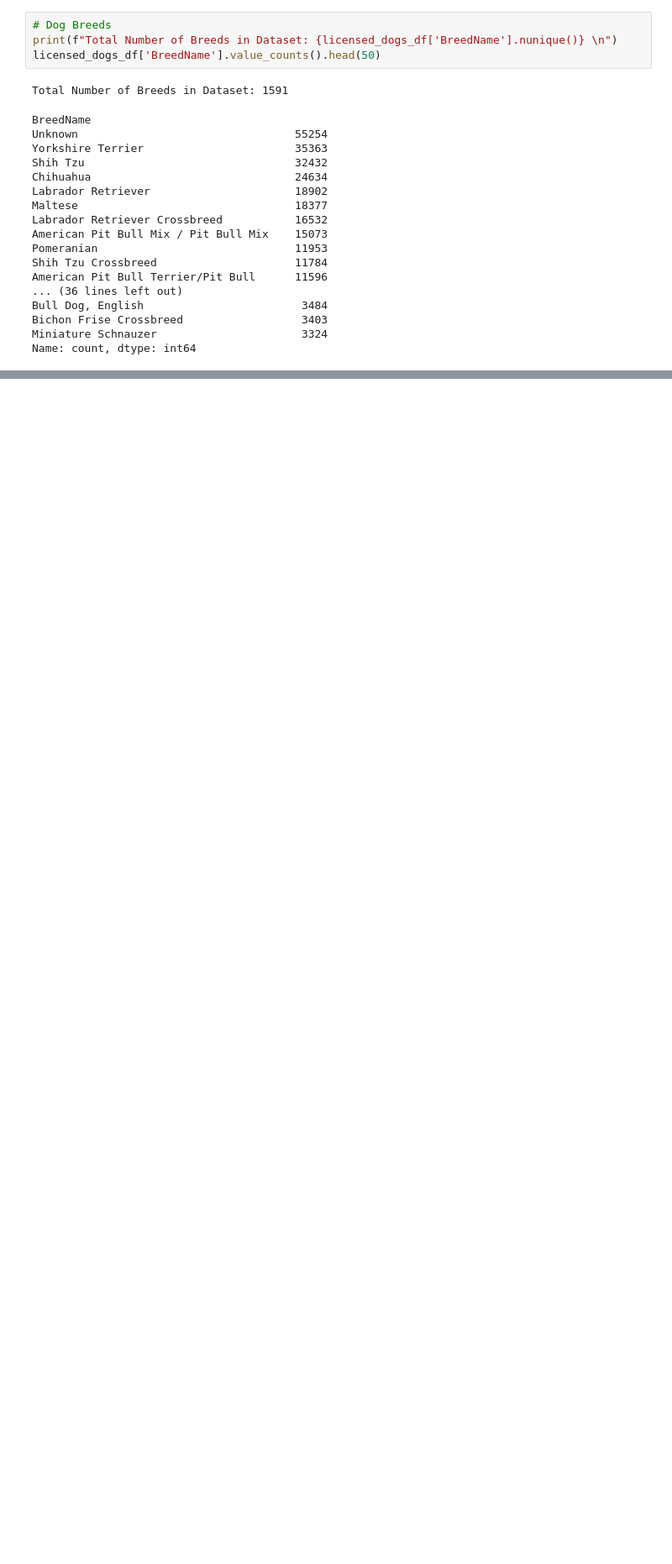
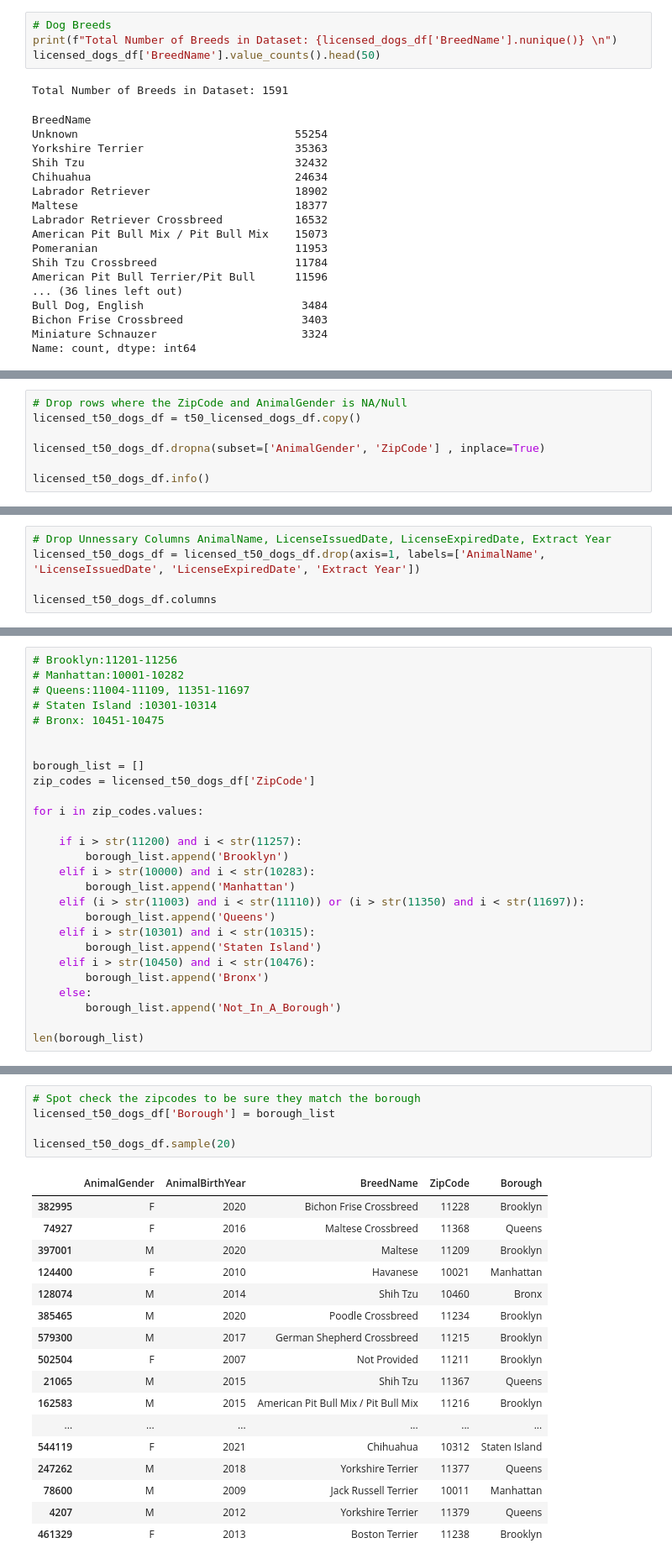
Before and after one commit to StarkArk/Tailored_Tails, a Jupyter notebook: Exploration/doggy_data/doggy_exploration.ipynb, the cells around one changed output, grey strips where cells are left out. Shown at 84% size. Saved outputs shown, nothing was run; the diff lists cells and outputs as text; blank space fills up the shorter version.

```diff
--- a/Exploration/doggy_data/doggy_exploration.ipynb
+++ b/Exploration/doggy_data/doggy_exploration.ipynb
@@ -629,0 +674,7 @@ plt.show()
+# %%
+# Drop rows where the ZipCode and AnimalGender is NA/Null
+licensed_t50_dogs_df = t50_licensed_dogs_df.copy()
+
+licensed_t50_dogs_df.dropna(subset=['AnimalGender', 'ZipCode'] , inplace=True)
+
+licensed_t50_dogs_df.info()
@@ -629,0 +704,5 @@ plt.show()
+# %%
+# Drop Unnessary Columns AnimalName, LicenseIssuedDate, LicenseExpiredDate, Extract Year
+licensed_t50_dogs_df = licensed_t50_dogs_df.drop(axis=1, labels=['AnimalName', 'LicenseIssuedDate', 'LicenseExpiredDate', 'Extract Year'])
+
+licensed_t50_dogs_df.columns
@@ -629,0 +761,27 @@ plt.show()
+# %%
+# Brooklyn:11201-11256
+# Manhattan:10001-10282
+# Queens:11004-11109, 11351-11697
+# Staten Island :10301-10314
+# Bronx: 10451-10475
+
+
+borough_list = []
+zip_codes = licensed_t50_dogs_df['ZipCode']
+
+for i in zip_codes.values:
+
+    if i > str(11200) and i < str(11257):
+        borough_list.append('Brooklyn')
+    elif i > str(10000) and i < str(10283):
+        borough_list.append('Manhattan')
+    elif (i > str(11003) and i < str(11110)) or (i > str(11350) and i < str(11697)):
+        borough_list.append('Queens')
+    elif i > str(10301) and i < str(10315):
+        borough_list.append('Staten Island')
+    elif i > str(10450) and i < str(10476):
+        borough_list.append('Bronx')
+    else:
+        borough_list.append('Not_In_A_Borough')
+
+len(borough_list)
@@ -629,0 +790,23 @@ plt.show()
+# %%
+# Spot check the zipcodes to be sure they match the borough
+licensed_t50_dogs_df['Borough'] = borough_list
+
+licensed_t50_dogs_df.sample(20)
+# %% [output]
+|  | AnimalGender | AnimalBirthYear | BreedName | ZipCode | Borough |
+| 382995 | F | 2020 | Bichon Frise Crossbreed | 11228 | Brooklyn |
+| 74927 | F | 2016 | Maltese Crossbreed | 11368 | Queens |
+| 397001 | M | 2020 | Maltese | 11209 | Brooklyn |
+| 124400 | F | 2010 | Havanese | 10021 | Manhattan |
+| 128074 | M | 2014 | Shih Tzu | 10460 | Bronx |
+| 385465 | M | 2020 | Poodle Crossbreed | 11234 | Brooklyn |
+| 579300 | M | 2017 | German Shepherd Crossbreed | 11215 | Brooklyn |
+| 502504 | F | 2007 | Not Provided | 11211 | Brooklyn |
+| 21065 | M | 2015 | Shih Tzu | 11367 | Queens |
+| 162583 | M | 2015 | American Pit Bull Mix / Pit Bull Mix | 11216 | Brooklyn |
+| ... | ... | ... | ... | ... | ... |
+| 544119 | F | 2021 | Chihuahua | 10312 | Staten Island |
+| 247262 | M | 2018 | Yorkshire Terrier | 11377 | Queens |
+| 78600 | M | 2009 | Jack Russell Terrier | 10011 | Manhattan |
+| 4207 | M | 2012 | Yorkshire Terrier | 11379 | Queens |
+| 461329 | F | 2013 | Boston Terrier | 11238 | Brooklyn |
```
Also changed, not shown: parts of 21 cells of this notebook, 5 other files.
